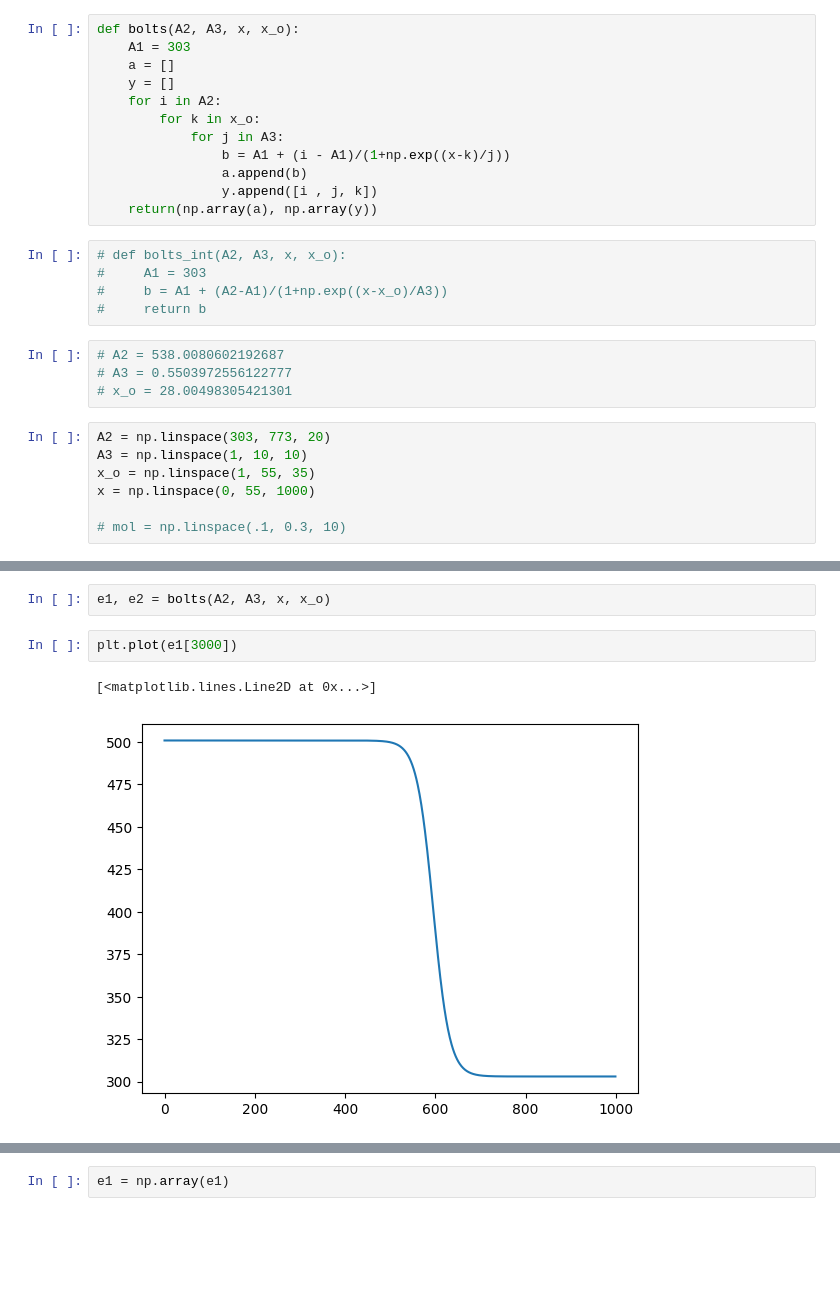
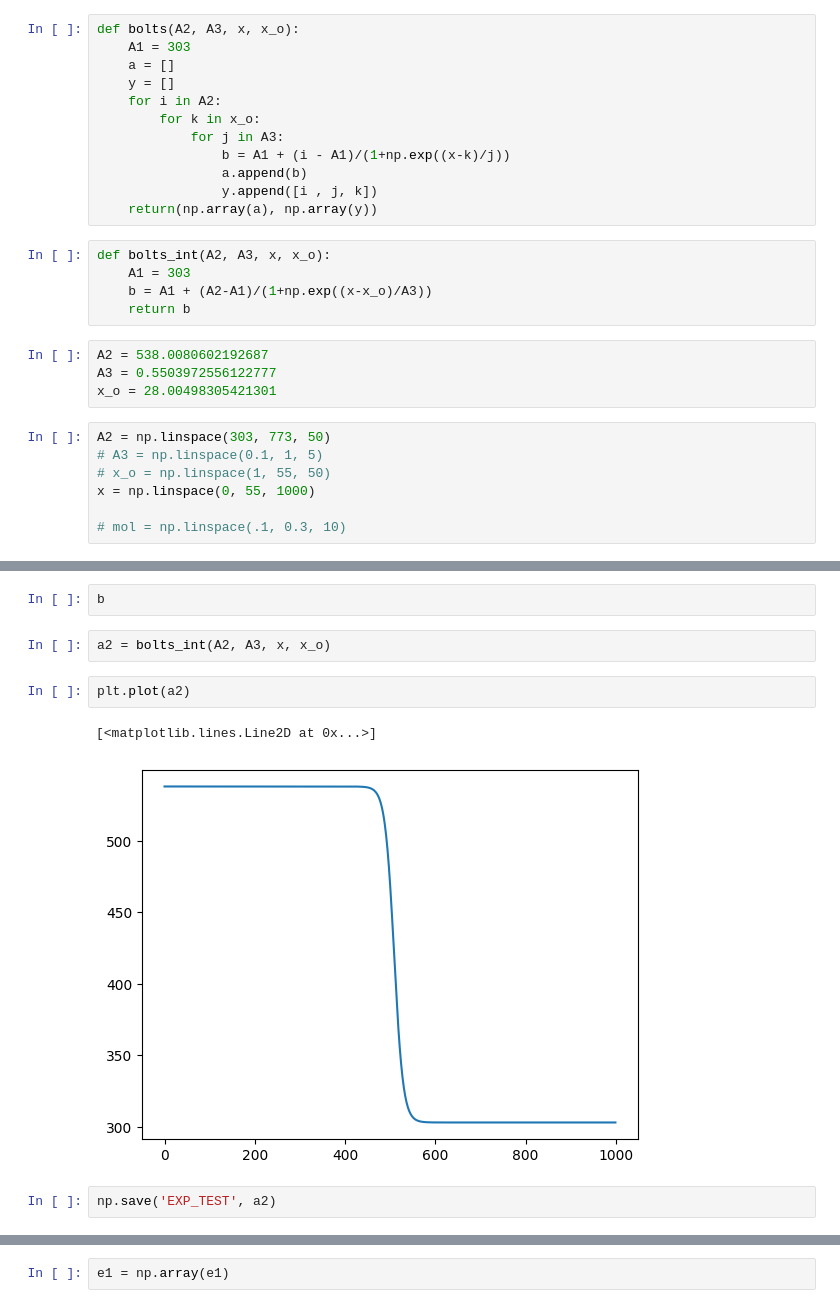
Before and after one commit to CaffineAddic/Flame_dianostics-temperature_profile_estimation_using_ML, a Jupyter notebook: Spectra_gen/Profile/Top_hat_profile.ipynb, the cells around one changed output, grey strips where cells are left out. Cells and saved outputs as stored; diff of their text form; blank space fills up the shorter version.

```diff
--- a/Spectra_gen/Profile/Top_hat_profile.ipynb
+++ b/Spectra_gen/Profile/Top_hat_profile.ipynb
@@ -19,18 +19,18 @@ def bolts(A2, A3, x, x_o):
                 y.append([i , j, k])
     return(np.array(a), np.array(y))
 # %%
-# def bolts_int(A2, A3, x, x_o):
-#     A1 = 303
-#     b = A1 + (A2-A1)/(1+np.exp((x-x_o)/A3))
-#     return b
+def bolts_int(A2, A3, x, x_o):
+    A1 = 303
+    b = A1 + (A2-A1)/(1+np.exp((x-x_o)/A3))
+    return b
 # %%
-# A2 = 538.0080602192687
-# A3 = 0.5503972556122777
-# x_o = 28.00498305421301
+A2 = 538.0080602192687
+A3 = 0.5503972556122777
+x_o = 28.00498305421301
 # %%
-A2 = np.linspace(303, 773, 20)
-A3 = np.linspace(1, 10, 10)
-x_o = np.linspace(1, 55, 35)
+A2 = np.linspace(303, 773, 50)
+# A3 = np.linspace(0.1, 1, 5)
+# x_o = np.linspace(1, 55, 50)
 x = np.linspace(0, 55, 1000)
 
 # mol = np.linspace(.1, 0.3, 10)
@@ -47,7 +53,11 @@ array([ 1.        ,  2.58823529,  4.17647059,  5.76470588,  7.35294118,
+# %%
+b
 # %%
-e1, e2 = bolts(A2, A3, x, x_o)
+a2 = bolts_int(A2, A3, x, x_o)
 # %%
-plt.plot(e1[3000])
+plt.plot(a2)
 # %% [output]
 [<matplotlib.lines.Line2D at 0x...>]
-[figure, old version]
+[figure, new version]
+# %%
+np.save('EXP_TEST', a2)
```
Also changed, not shown: parts of 12 cells of this notebook, 7 other files.
